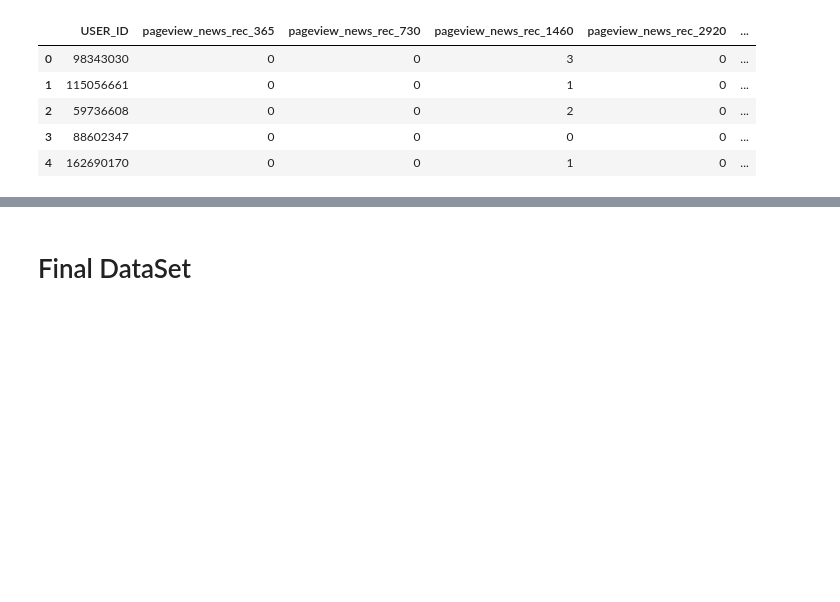
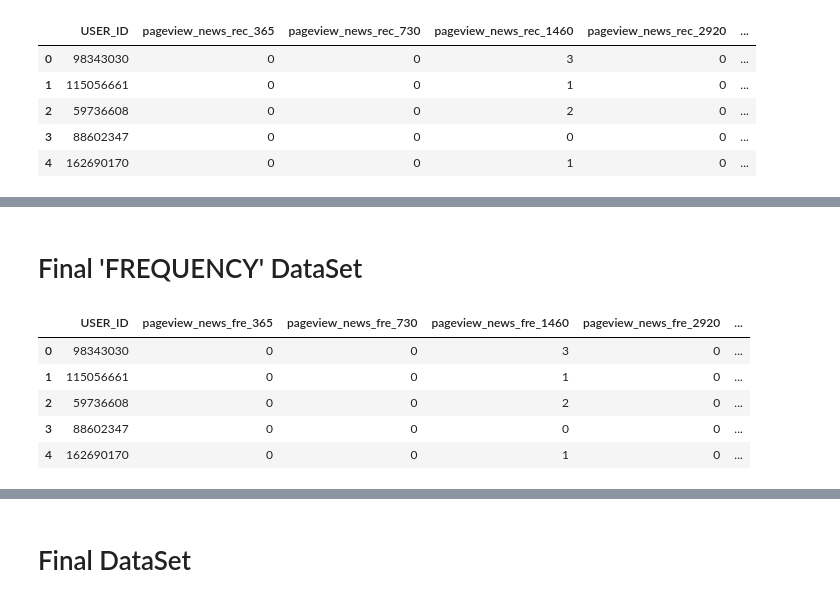
Before and after one commit to ripattna/Project, a Jupyter notebook: Jupyter_Notebook/PySpark/Case-Study-Data-Processing.ipynb, the cells around one changed output, grey strips where cells are left out. Saved outputs shown, nothing was run; the diff lists cells and outputs as text; code cells hidden in the pictures; blank space fills up the shorter version.

```diff
--- a/Jupyter_Notebook/PySpark/Case-Study-Data-Processing.ipynb
+++ b/Jupyter_Notebook/PySpark/Case-Study-Data-Processing.ipynb
@@ -460,0 +605,4 @@ result_df.limit(5).toPandas().head()
+# %%
+fre_movies_1460 = spark.sql("select USER_ID,count(WEB_PAGEID) as pageview_movies_fre_1460 from records where WEBPAGE_TYPE = 'movies' and RecencyDays between '730' and '1460' group by USER_ID")
+fre_movies_1460.show(5)
+fre_movies_1460.count()
@@ -460,0 +621,4 @@ result_df.limit(5).toPandas().head()
+# %%
+fre_movies_2920 = spark.sql("select USER_ID,count(WEB_PAGEID) as pageview_movies_fre_2920 from records where WEBPAGE_TYPE = 'movies' and RecencyDays between '1460' and '2920' group by USER_ID")
+fre_movies_2920.show(5)
+fre_movies_2920.count()
@@ -460,0 +668,12 @@ result_df.limit(5).toPandas().head()
+# %% [markdown]
+# Final 'FREQUENCY' DataSet
+# %%
+fre_df = fre_news_df.join(fre_movies_df, 'USER_ID', 'outer').na.fill(0)
+fre_df.limit(5).toPandas().head()
+# %% [output]
+|  | USER_ID | pageview_news_fre_365 | pageview_news_fre_730 | pageview_news_fre_1460 | pageview_news_fre_2920 | ... |
+| 0 | 98343030 | 0 | 0 | 3 | 0 | ... |
+| 1 | 115056661 | 0 | 0 | 1 | 0 | ... |
+| 2 | 59736608 | 0 | 0 | 2 | 0 | ... |
+| 3 | 88602347 | 0 | 0 | 0 | 0 | ... |
+| 4 | 162690170 | 0 | 0 | 1 | 0 | ... |
```
Also changed, not shown: parts of 30 cells of this notebook.
